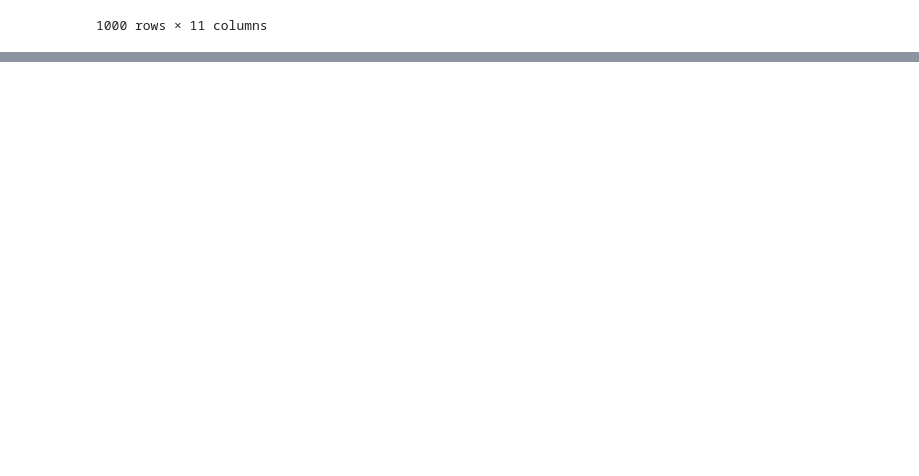
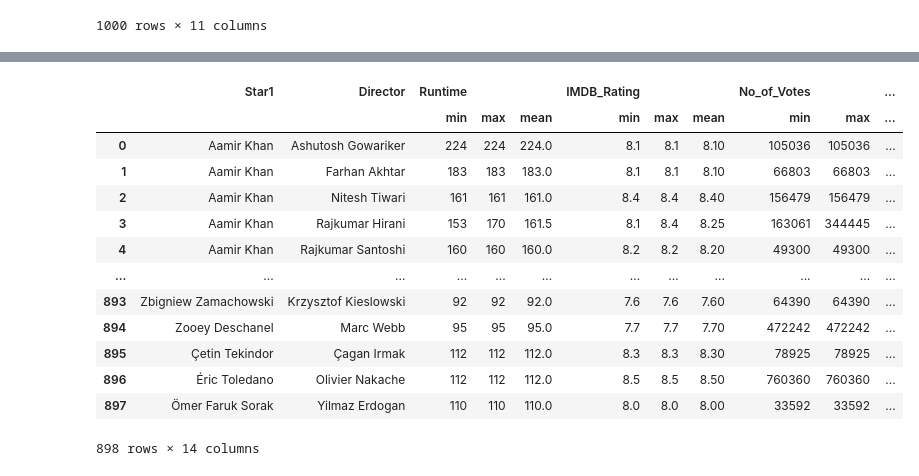
Before and after one commit to ShehrazSarwar/Python-Data-Analysis, a Jupyter notebook: Pandas Advanced/GroupBy_Object.ipynb, the cells around one changed output, grey strips where cells are left out. Saved outputs shown, nothing was run; the diff lists cells and outputs as text; code cells hidden in the pictures; blank space fills up the shorter version.

```diff
--- a/Pandas Advanced/GroupBy_Object.ipynb
+++ b/Pandas Advanced/GroupBy_Object.ipynb
@@ -583,0 +668,23 @@ genres.apply(normalized,include_groups = False).reset_index(level = 0).sort_inde
+# %%
+duo.agg({
+     'Runtime':['min','max','mean'],
+      'IMDB_Rating':['min','max','mean'],
+      'No_of_Votes':['min','max','mean'],
+      'Gross':'sum',
+      'Metascore':['min','max']
+}).reset_index()
+# %% [output]
+|  | Star1 | Director | Runtime |  |  | IMDB_Rating |  |  | No_of_Votes |  | ... |
+|  |  |  | min | max | mean | min | max | mean | min | max | ... |
+| 0 | Aamir Khan | Ashutosh Gowariker | 224 | 224 | 224.0 | 8.1 | 8.1 | 8.10 | 105036 | 105036 | ... |
+| 1 | Aamir Khan | Farhan Akhtar | 183 | 183 | 183.0 | 8.1 | 8.1 | 8.10 | 66803 | 66803 | ... |
+| 2 | Aamir Khan | Nitesh Tiwari | 161 | 161 | 161.0 | 8.4 | 8.4 | 8.40 | 156479 | 156479 | ... |
+| 3 | Aamir Khan | Rajkumar Hirani | 153 | 170 | 161.5 | 8.1 | 8.4 | 8.25 | 163061 | 344445 | ... |
+| 4 | Aamir Khan | Rajkumar Santoshi | 160 | 160 | 160.0 | 8.2 | 8.2 | 8.20 | 49300 | 49300 | ... |
+| ... | ... | ... | ... | ... | ... | ... | ... | ... | ... | ... | ... |
+| 893 | Zbigniew Zamachowski | Krzysztof Kieslowski | 92 | 92 | 92.0 | 7.6 | 7.6 | 7.60 | 64390 | 64390 | ... |
+| 894 | Zooey Deschanel | Marc Webb | 95 | 95 | 95.0 | 7.7 | 7.7 | 7.70 | 472242 | 472242 | ... |
+| 895 | Çetin Tekindor | Çagan Irmak | 112 | 112 | 112.0 | 8.3 | 8.3 | 8.30 | 78925 | 78925 | ... |
+| 896 | Éric Toledano | Olivier Nakache | 112 | 112 | 112.0 | 8.5 | 8.5 | 8.50 | 760360 | 760360 | ... |
+| 897 | Ömer Faruk Sorak | Yilmaz Erdogan | 110 | 110 | 110.0 | 8.0 | 8.0 | 8.00 | 33592 | 33592 | ... |
+898 rows × 14 columns
```
Also changed, not shown: parts of 15 cells of this notebook.
